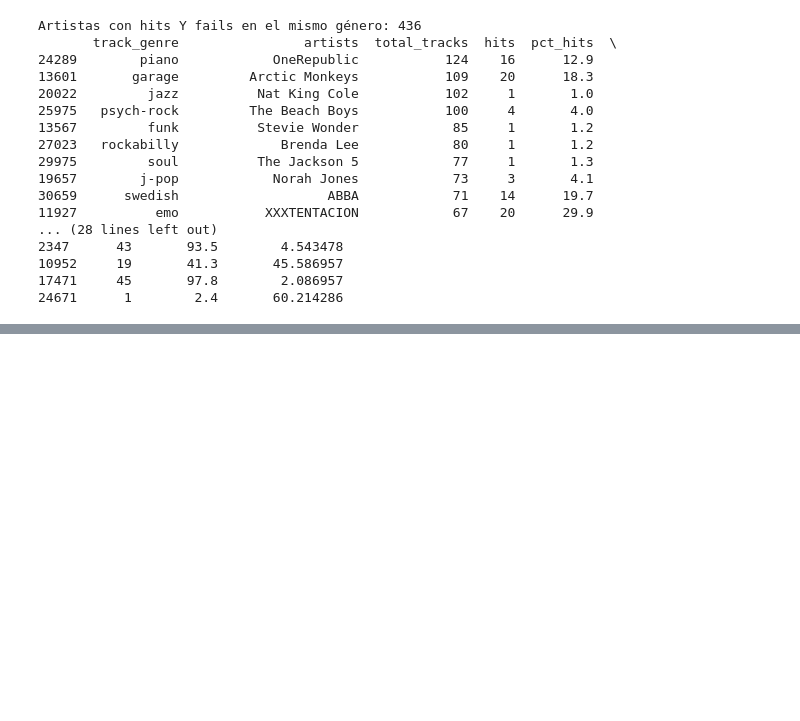
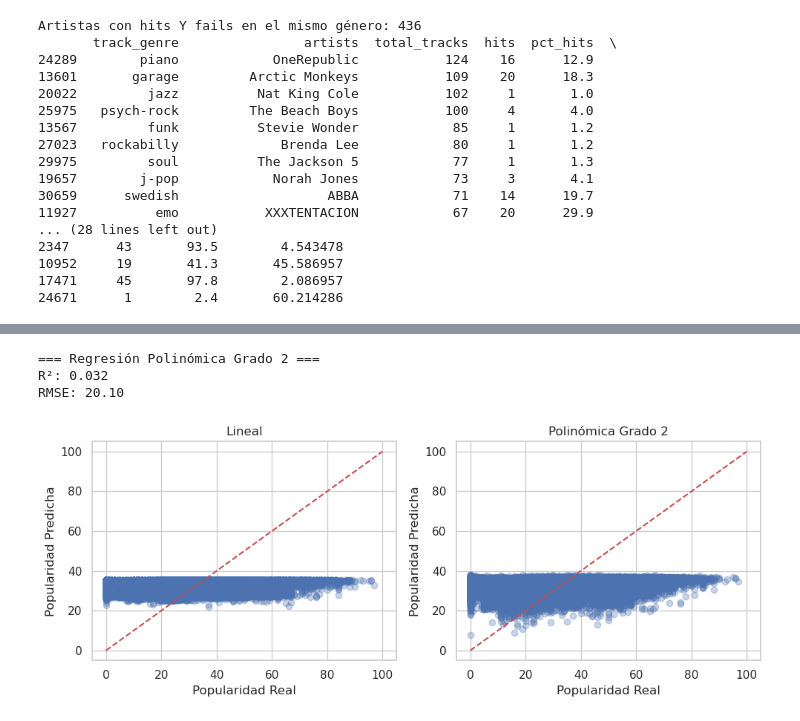
Before and after one commit to diplomadoequipo908-a11y/Proyecto-modulo-5, a Jupyter notebook: p5p1.ipynb, the cells around one changed output, grey strips where cells are left out. Cells and saved outputs as stored; diff of their text form; code cells hidden in the pictures; blank space fills up the shorter version.

Commit message:
Esta es la versión dos con un random forest y ajustes

```diff
--- a/p5p1.ipynb
+++ b/p5p1.ipynb
@@ -465,0 +677,41 @@ Artistas con hits Y fails en el mismo género: 436
+# %%
+# Polinomio grado 2
+poly = PolynomialFeatures(degree=2, include_bias=False)
+X_poly = poly.fit_transform(X)
+
+X_poly_train, X_poly_test, y_train, y_test = train_test_split(
+    X_poly, y, test_size=0.2, random_state=42
+)
+
+poly_reg = LinearRegression()
+poly_reg.fit(X_poly_train, y_train)
+y_pred_poly = poly_reg.predict(X_poly_test)
+
+print("\n=== Regresión Polinómica Grado 2 ===")
+print(f"R²: {r2_score(y_test, y_pred_poly):.3f}")
+print(f"RMSE: {np.sqrt(mean_squared_error(y_test, y_pred_poly)):.2f}")
+# %% [output]
+=== Regresión Polinómica Grado 2 ===
+R²: 0.032
+RMSE: 20.10
+# %%
+plt.figure(figsize=(10, 4))
+
+plt.subplot(1, 2, 1)
+plt.scatter(y_test, y_pred_lin, alpha=0.3)
+plt.plot([0, 100], [0, 100], 'r--')
+plt.xlabel('Popularidad Real')
+plt.ylabel('Popularidad Predicha')
+plt.title('Lineal')
+
+plt.subplot(1, 2, 2)
+plt.scatter(y_test, y_pred_poly, alpha=0.3)
+plt.plot([0, 100], [0, 100], 'r--')
+plt.xlabel('Popularidad Real')
+plt.ylabel('Popularidad Predicha')
+plt.title('Polinómica Grado 2')
+
+plt.tight_layout()
+plt.show()
+# %% [output]
+[figure, added]
```
Also changed, not shown: parts of 13 cells of this notebook.
